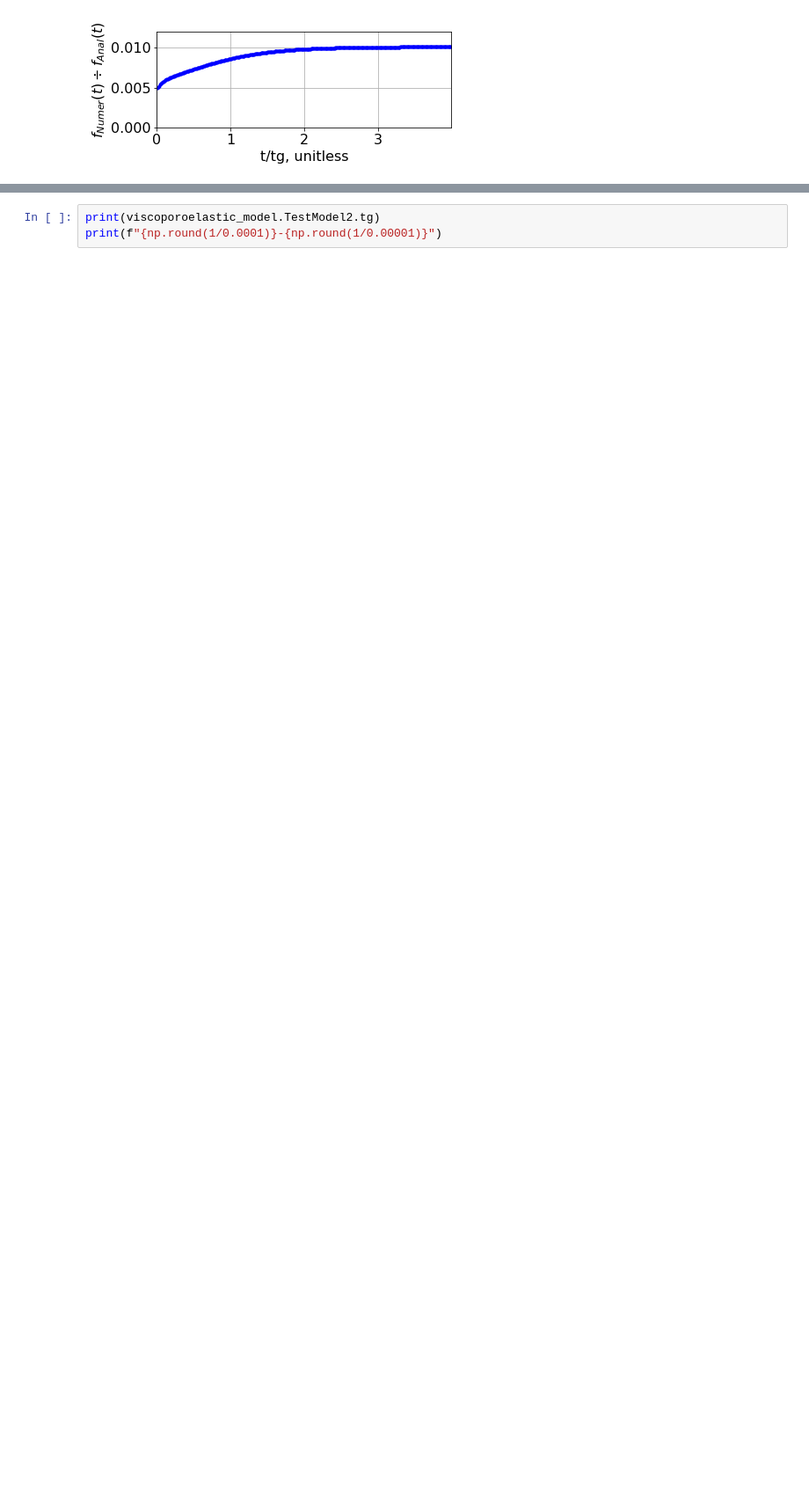
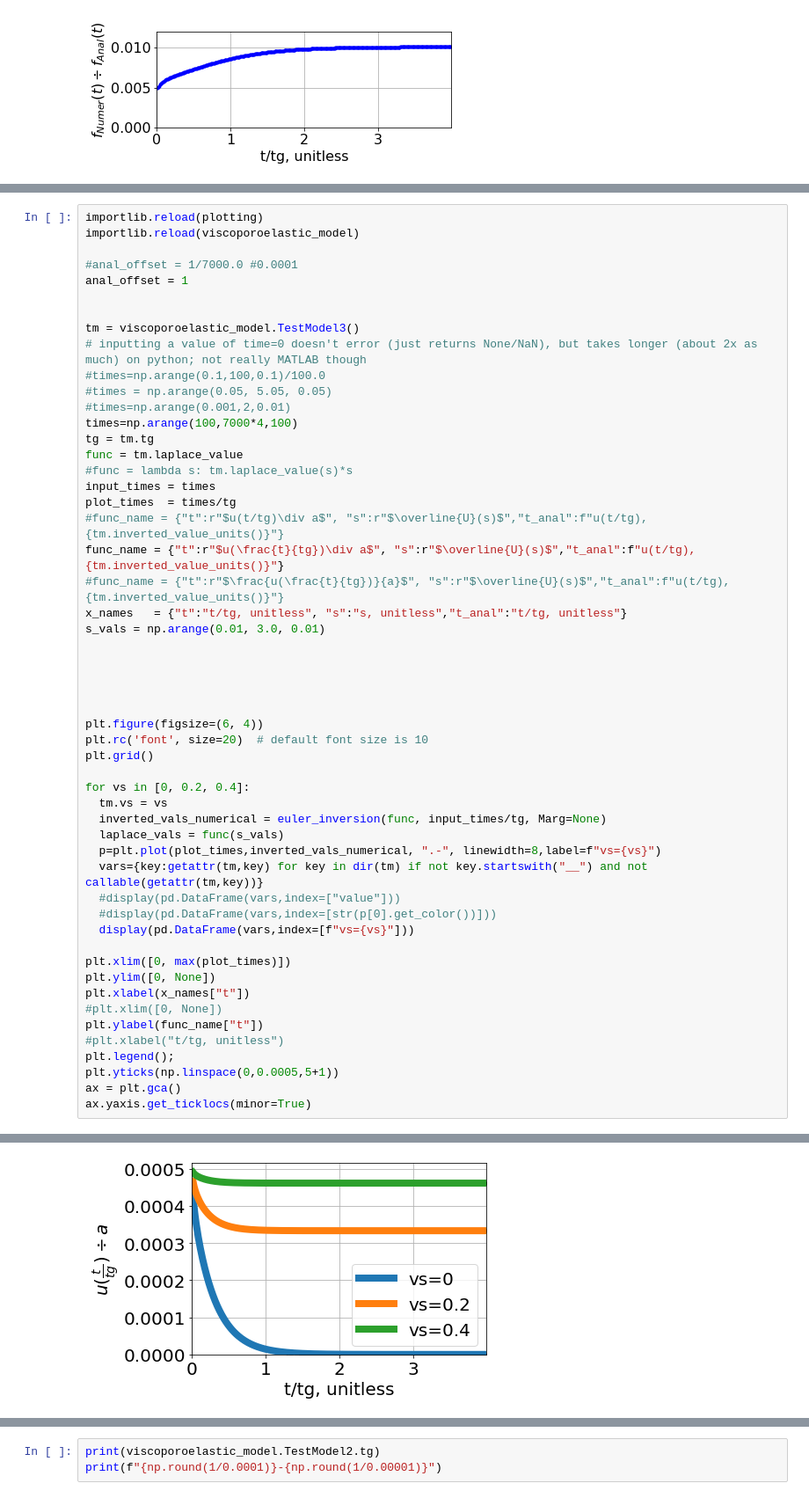
Before and after one commit to ryerrabelli/Yerrabelli-Spector-Poroelastic-Model-Code, a Jupyter notebook: src/colab.ipynb, the cells around one changed output, grey strips where cells are left out. Shown at 88% size. Cells and saved outputs as stored; diff of their text form; blank space fills up the shorter version.

```diff
--- a/src/colab.ipynb
+++ b/src/colab.ipynb
@@ -332,0 +336,54 @@ plt.ylabel(r"$f_{Numer}(t) \div f_{Anal}(t)$")
+# %%
+importlib.reload(plotting)
+importlib.reload(viscoporoelastic_model)
+
+#anal_offset = 1/7000.0 #0.0001
+anal_offset = 1
+
+
+tm = viscoporoelastic_model.TestModel3()
+# inputting a value of time=0 doesn't error (just returns None/NaN), but takes longer (about 2x as much) on python; not really MATLAB though
+#times=np.arange(0.1,100,0.1)/100.0
+#times = np.arange(0.05, 5.05, 0.05)
+#times=np.arange(0.001,2,0.01)
+times=np.arange(100,7000*4,100)
+tg = tm.tg
+func = tm.laplace_value
+#func = lambda s: tm.laplace_value(s)*s
+input_times = times
+plot_times  = times/tg
+#func_name = {"t":r"$u(t/tg)\div a$", "s":r"$\overline{U}(s)$","t_anal":f"u(t/tg), {tm.inverted_value_units()}"}
+func_name = {"t":r"$u(\frac{t}{tg})\div a$", "s":r"$\overline{U}(s)$","t_anal":f"u(t/tg), {tm.inverted_value_units()}"}
+#func_name = {"t":r"$\frac{u(\frac{t}{tg})}{a}$", "s":r"$\overline{U}(s)$","t_anal":f"u(t/tg), {tm.inverted_value_units()}"}
+x_names   = {"t":"t/tg, unitless", "s":"s, unitless","t_anal":"t/tg, unitless"}
+s_vals = np.arange(0.01, 3.0, 0.01)
+
+
+
+
+
+plt.figure(figsize=(6, 4))
+plt.rc('font', size=20)  # default font size is 10
+plt.grid()
+
+for vs in [0, 0.2, 0.4]:
+  tm.vs = vs
+  inverted_vals_numerical = euler_inversion(func, input_times/tg, Marg=None)
+  laplace_vals = func(s_vals)
+  p=plt.plot(plot_times,inverted_vals_numerical, ".-", linewidth=8,label=f"vs={vs}")
+  vars={key:getattr(tm,key) for key in dir(tm) if not key.startswith("__") and not callable(getattr(tm,key))}
+  #display(pd.DataFrame(vars,index=["value"]))
+  #display(pd.DataFrame(vars,index=[str(p[0].get_color())]))
+  display(pd.DataFrame(vars,index=[f"vs={vs}"]))
+
+plt.xlim([0, max(plot_times)])
+plt.ylim([0, None])
+plt.xlabel(x_names["t"])
+#plt.xlim([0, None])
+plt.ylabel(func_name["t"])
+#plt.xlabel("t/tg, unitless")
+plt.legend();
+plt.yticks(np.linspace(0,0.0005,5+1))
+ax = plt.gca()
+ax.yaxis.get_ticklocs(minor=True)
+# %% [output]
@@ -332,0 +397 @@ plt.ylabel(r"$f_{Numer}(t) \div f_{Anal}(t)$")
+[figure, added]
```
Also changed, not shown: parts of 9 cells of this notebook, 1 other file.
